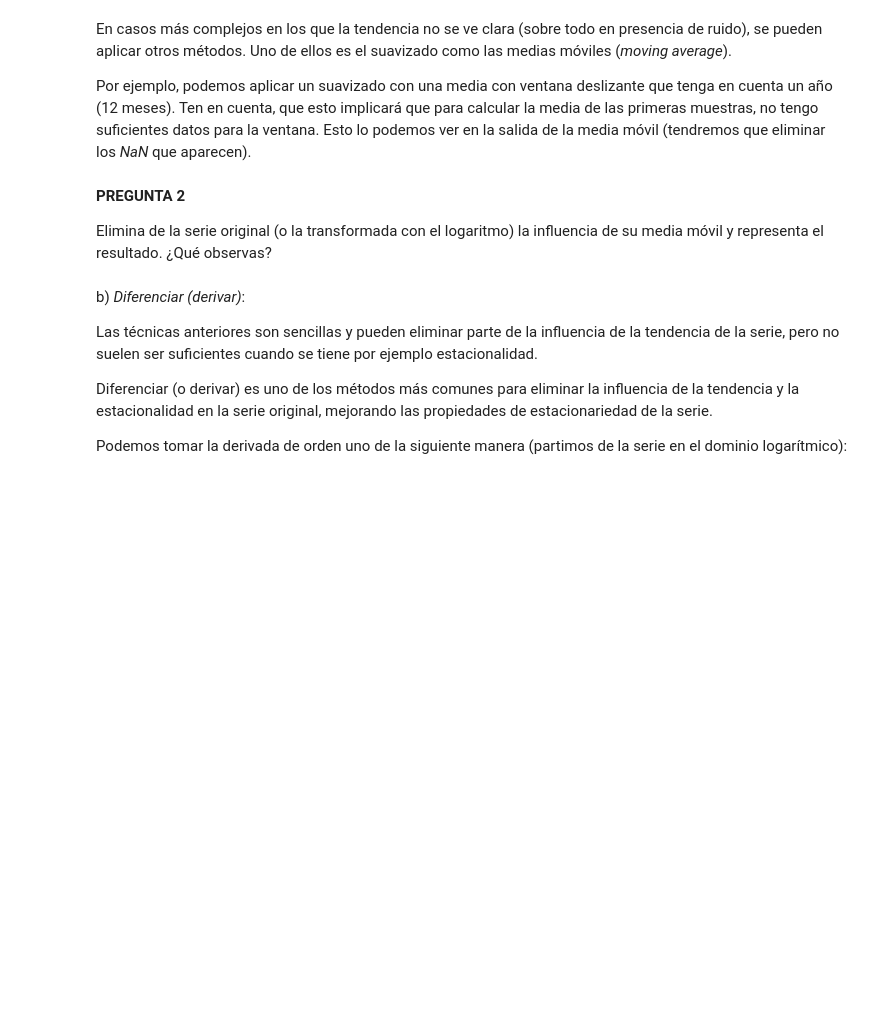
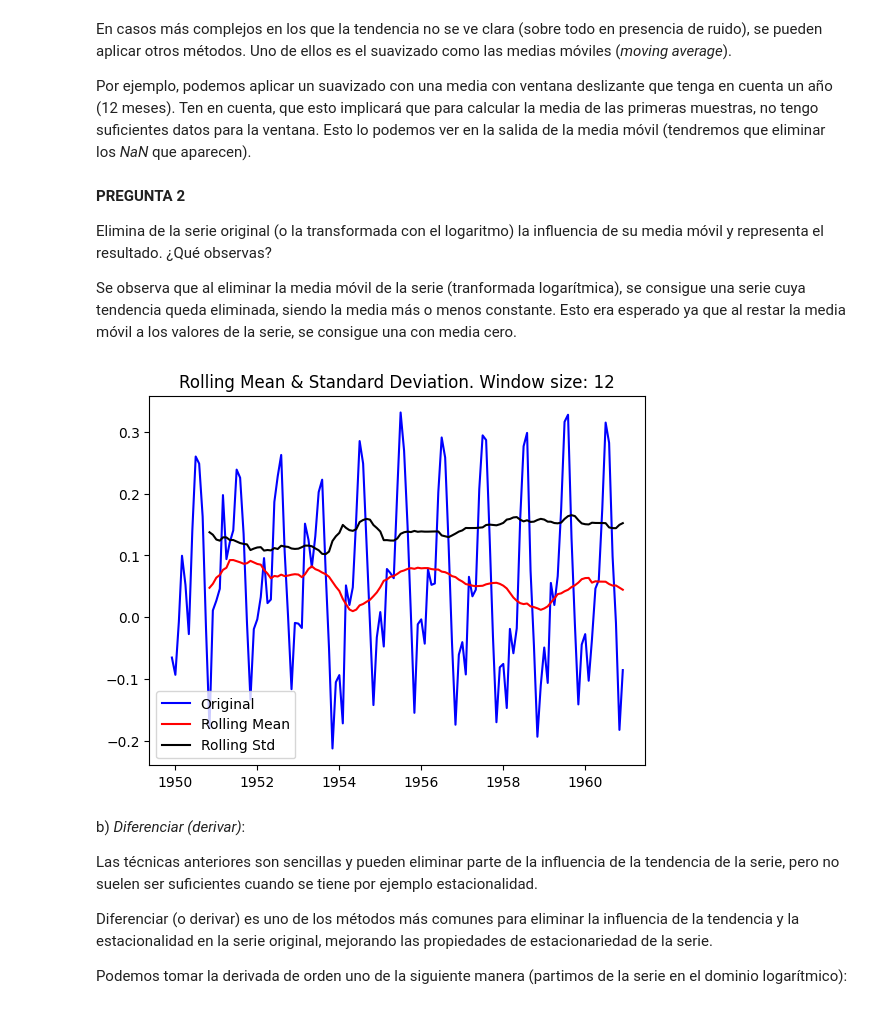
Before and after one commit to InigoMartinezCiriza/PIT, a Jupyter notebook: P1/PR1_PIT.ipynb, the cells around one changed output. Saved outputs shown, nothing was run; the diff lists cells and outputs as text; code cells hidden in the pictures; blank space fills up the shorter version.

```diff
--- a/P1/PR1_PIT.ipynb
+++ b/P1/PR1_PIT.ipynb
@@ -126,6 +218,15 @@ Ten en cuenta, que esto implicará que para calcular la media de las primeras mu
 **PREGUNTA 2**
 
 Elimina de la serie original (o la transformada con el logaritmo) la influencia de su media móvil y representa el resultado. ¿Qué observas?
+
+Se observa que al eliminar la media móvil de la serie (tranformada logarítmica), se consigue una serie cuya tendencia queda eliminada, siendo la media más o menos constante. Esto era esperado ya que al restar la media móvil a los valores de la serie, se consigue una con media cero.
+# %%
+# Restamos media móvil
+moving_avg = data_log.rolling(window=12).mean()
+data_log_diff = data_log - moving_avg
+test_stationarity_1(data_log_diff, window_size=12)
+# %% [output]
+[figure, added]
 # %% [markdown]
 b) *Diferenciar (derivar)*:
 
```
Also changed, not shown: parts of 47 cells of this notebook.
